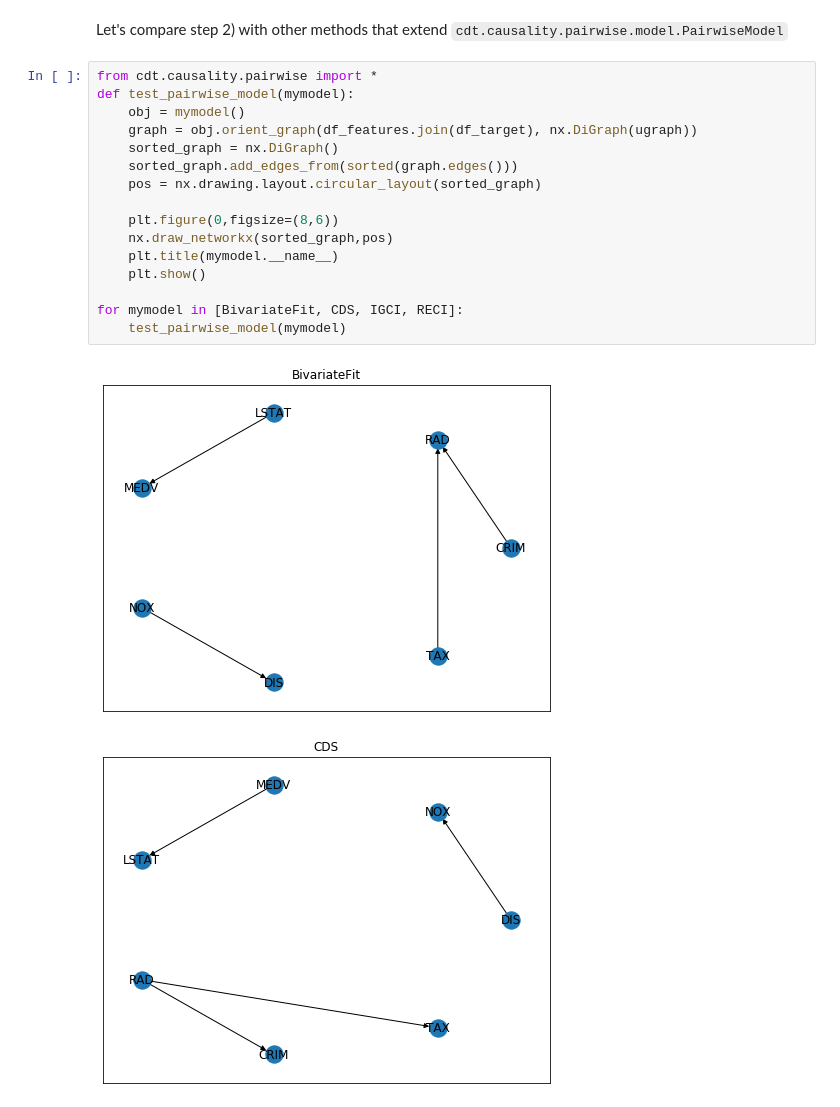
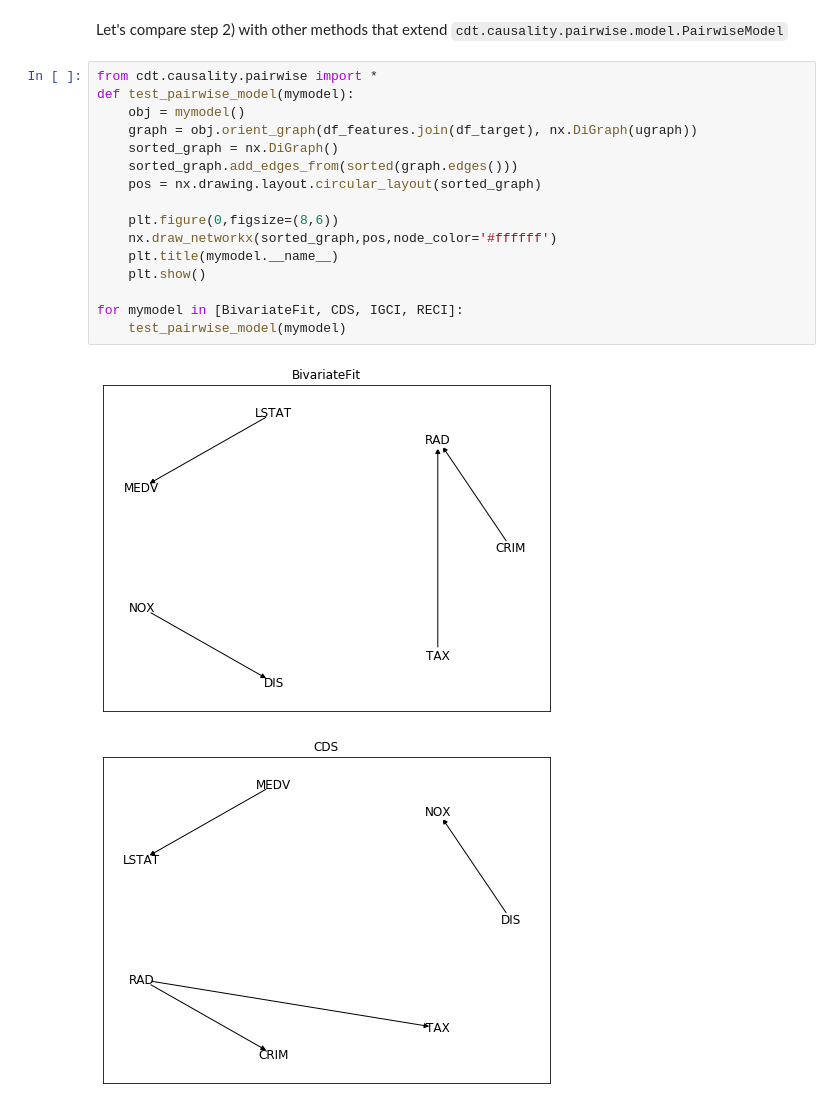
Before and after one commit to muoten/causal-discovery-playground, a Jupyter notebook: boston_dataset_causal_inference_playground.ipynb, the cells around one changed output. Cells and saved outputs as stored; diff of their text form.

```diff
--- a/boston_dataset_causal_inference_playground.ipynb
+++ b/boston_dataset_causal_inference_playground.ipynb
@@ -86,19 +86,19 @@ Let's compare step 2) with other methods that extend `cdt.causality.pairwise.mod
 # %%
 from cdt.causality.pairwise import *
 def test_pairwise_model(mymodel):
     obj = mymodel()
     graph = obj.orient_graph(df_features.join(df_target), nx.DiGraph(ugraph))
     sorted_graph = nx.DiGraph()
     sorted_graph.add_edges_from(sorted(graph.edges()))
     pos = nx.drawing.layout.circular_layout(sorted_graph)
 
     plt.figure(0,figsize=(8,6))
-    nx.draw_networkx(sorted_graph,pos)
+    nx.draw_networkx(sorted_graph,pos,node_color='#ffffff')
     plt.title(mymodel.__name__)
     plt.show()
 
 for mymodel in [BivariateFit, CDS, IGCI, RECI]:
     test_pairwise_model(mymodel)
 # %% [output]
-[figure, old version]
+[figure, new version]
-[figure, old version]
+[figure, new version]
```
Also changed, not shown: parts of 3 cells of this notebook.
